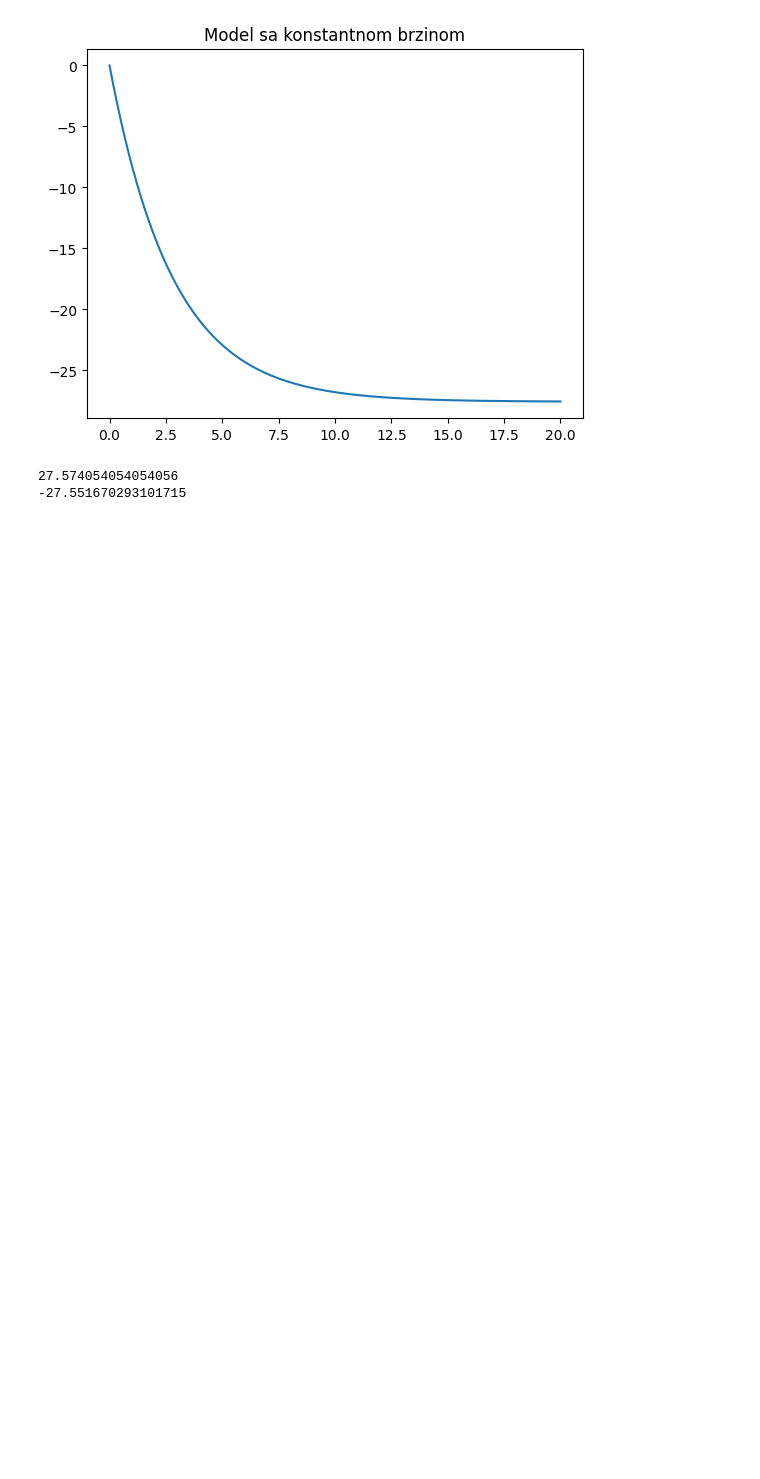
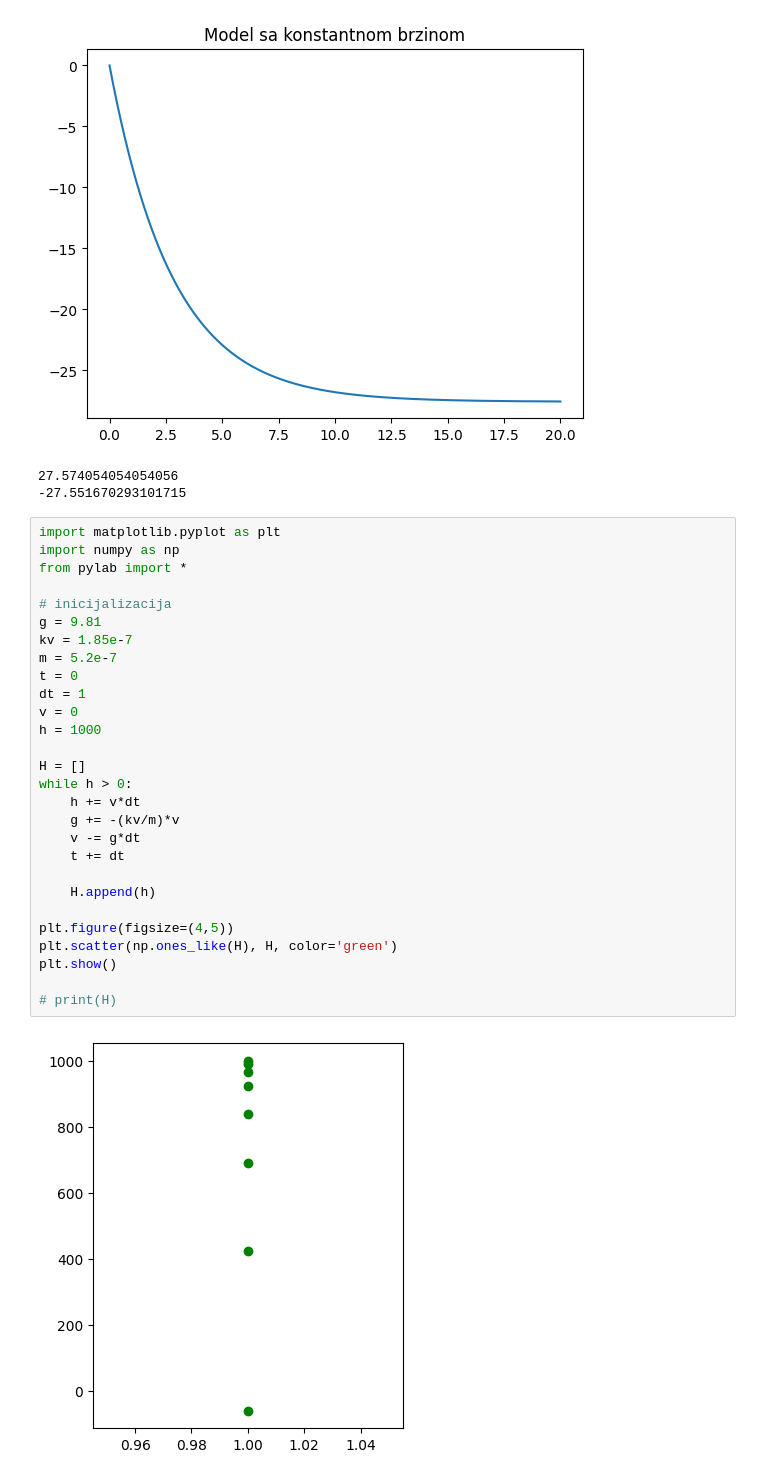
Before and after one commit to natalijapavlicevic/meh, a Jupyter notebook: model02.ipynb, the cells around one changed output. Cells and saved outputs as stored; diff of their text form; blank space fills up the shorter version.

```diff
--- a/model02.ipynb
+++ b/model02.ipynb
@@ -47,3 +47,33 @@ print(v[n-1])
 [figure]
 27.574054054054056
 -27.551670293101715
+# %%
+import matplotlib.pyplot as plt
+import numpy as np
+from pylab import *
+
+# inicijalizacija
+g = 9.81
+kv = 1.85e-7
+m = 5.2e-7
+t = 0
+dt = 1
+v = 0
+h = 1000
+
+H = []
+while h > 0:
+    h += v*dt
+    g += -(kv/m)*v
+    v -= g*dt
+    t += dt
+
+    H.append(h)
+
+plt.figure(figsize=(4,5))
+plt.scatter(np.ones_like(H), H, color='green')
+plt.show()
+
+# print(H)
+# %% [output]
+[figure, added]
```
Also changed, not shown: 1 other file.
